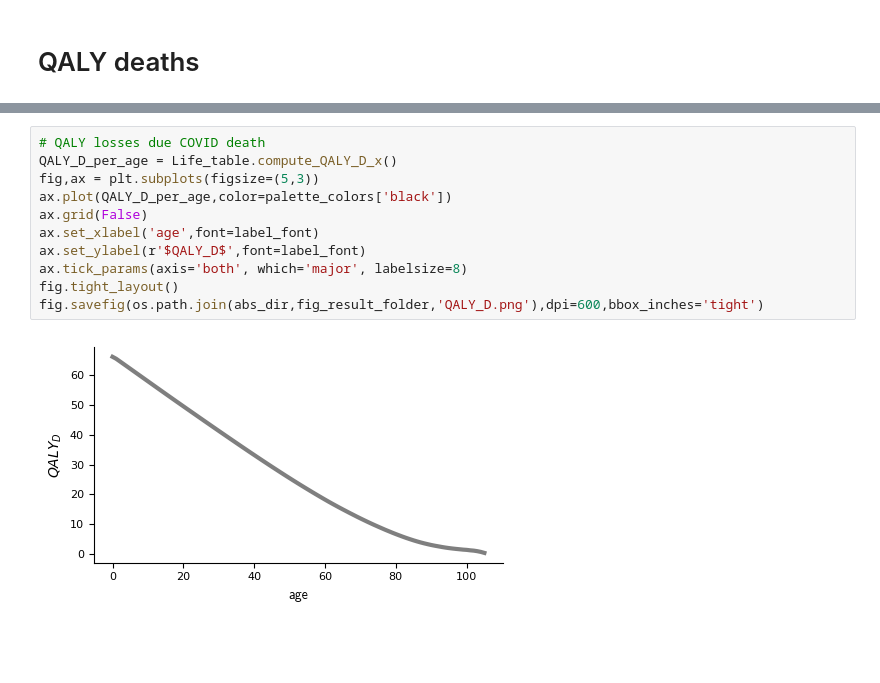
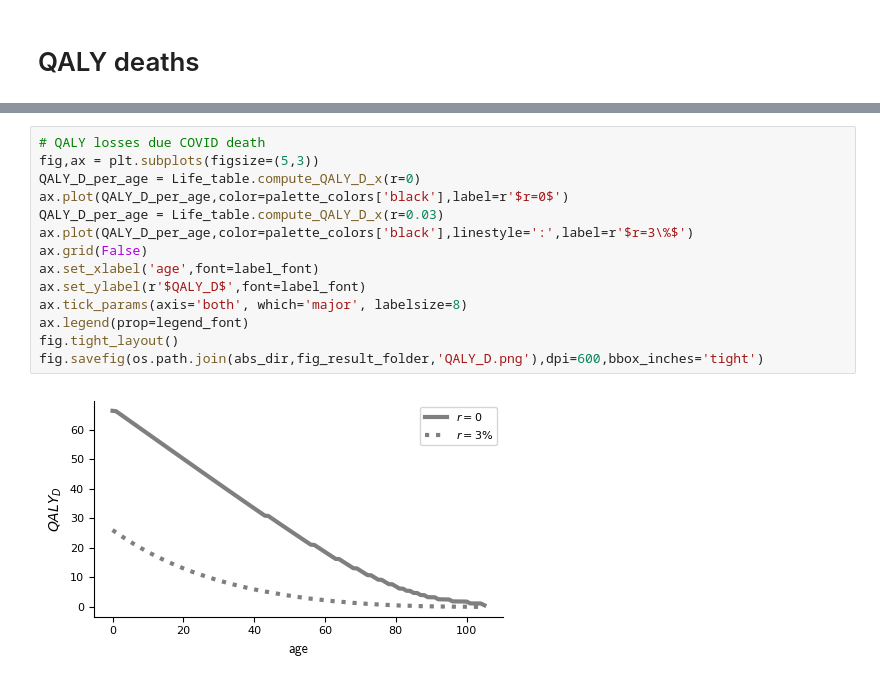
Before and after one commit to woldmuyn/COVID19-Model, a Jupyter notebook: notebooks/scratch/woldmuyn_long_COVID_preprocessing.ipynb, the cells around one changed output, grey strips where cells are left out. Drawn from its saved outputs; the diff is of its cells as text; blank space fills up the shorter version.

Commit message:
update figures + reimplement QALY discounting

```diff
--- a/notebooks/scratch/woldmuyn_long_COVID_preprocessing.ipynb
+++ b/notebooks/scratch/woldmuyn_long_COVID_preprocessing.ipynb
@@ -383,13 +414,16 @@ fig.savefig(os.path.join(abs_dir,fig_result_folder,f'average_QALY_losses_per_age
 # %%
 # QALY losses due COVID death
-QALY_D_per_age = Life_table.compute_QALY_D_x()
 fig,ax = plt.subplots(figsize=(5,3))
-ax.plot(QALY_D_per_age,color=palette_colors['black'])
+QALY_D_per_age = Life_table.compute_QALY_D_x(r=0)
+ax.plot(QALY_D_per_age,color=palette_colors['black'],label=r'$r=0$')
+QALY_D_per_age = Life_table.compute_QALY_D_x(r=0.03)
+ax.plot(QALY_D_per_age,color=palette_colors['black'],linestyle=':',label=r'$r=3\%$')
 ax.grid(False)
 ax.set_xlabel('age',font=label_font)
 ax.set_ylabel(r'$QALY_D$',font=label_font)
 ax.tick_params(axis='both', which='major', labelsize=8)
+ax.legend(prop=legend_font)
 fig.tight_layout()
 fig.savefig(os.path.join(abs_dir,fig_result_folder,'QALY_D.png'),dpi=600,bbox_inches='tight')
 # %% [output]
-[figure, old version]
+[figure, new version]
```
Also changed, not shown: parts of 3 cells of this notebook, 7 other files.
